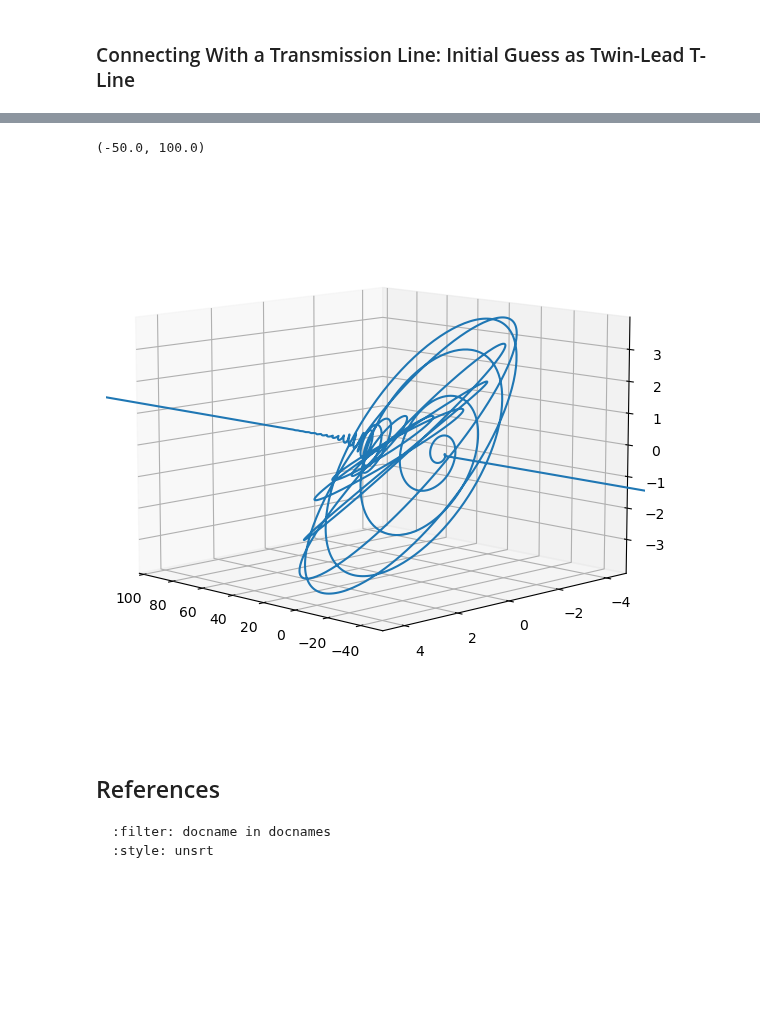
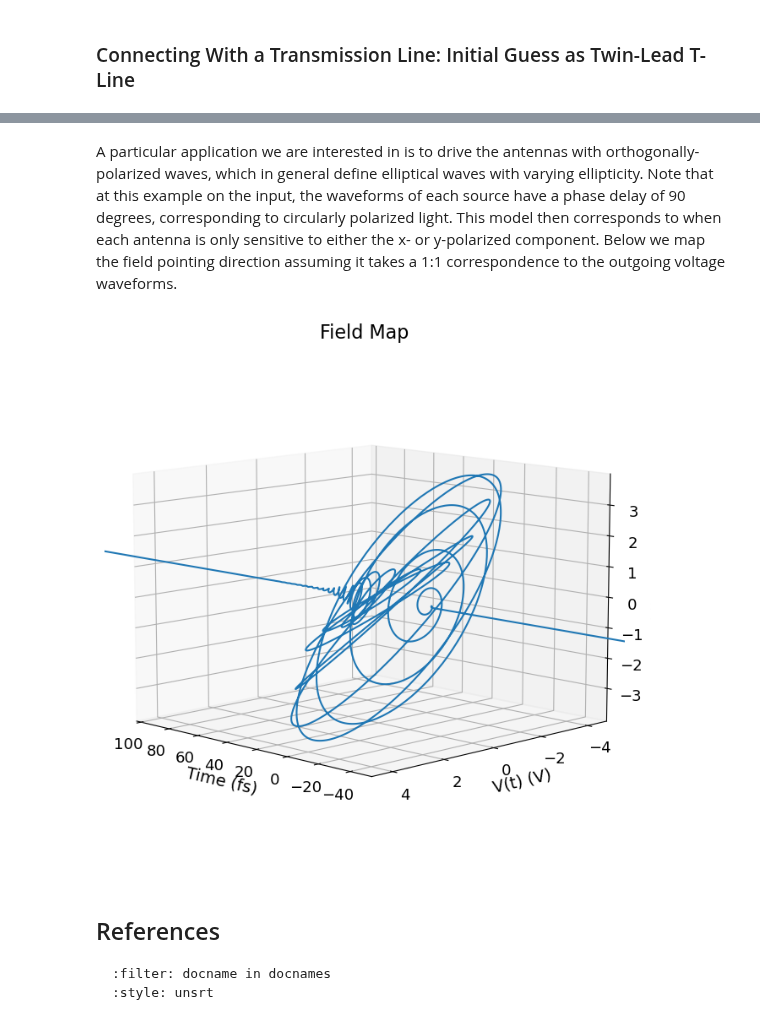
Before and after one commit to dkeathley/notes-to-self, a Jupyter notebook: _sources/NOTE-2022-11-27-coupled-oscillators/ipynb/note-resonances-in-coupled-nanoantennas.ipynb, the cells around one changed output, grey strips where cells are left out. Cells and saved outputs as stored; diff of their text form; code cells hidden in the pictures; blank space fills up the shorter version.

```diff
--- a/_sources/NOTE-2022-11-27-coupled-oscillators/ipynb/note-resonances-in-coupled-nanoantennas.ipynb
+++ b/_sources/NOTE-2022-11-27-coupled-oscillators/ipynb/note-resonances-in-coupled-nanoantennas.ipynb
@@ -346,15 +424,23 @@ ax1.set_xlim(-50, 100)
+# %% [markdown]
+A particular application we are interested in is to drive the antennas with orthogonally-polarized waves, which in general define elliptical waves with varying ellipticity.  Note that at this example on the input, the waveforms of each source have a phase delay of 90 degrees, corresponding to circularly polarized light.  This model then corresponds to when each antenna is only sensitive to either the x- or y-polarized component.  Below we map the field pointing direction assuming it takes a 1:1 correspondence to the outgoing voltage waveforms.
 # %%
 fig = plt.figure()
-fig.set_size_inches(10, 7)
+fig.set_size_inches(10, 8)
 
 ax = plt.axes(projection='3d')
 ax.view_init(10, 135)
 
 ax.plot3D(t, Vg1T, Vg2T)
 ax.set_xlim(-50, 100)
+
+ax.set_xlabel('Time (fs)', fontsize=14)
+ax.set_ylabel('V(t) (V)', fontsize=14)
+ax.set_zlabel('V(t) (V)', fontsize=14)
+
+plt.title('Field Map', fontsize=16)
+plt.tick_params(labelsize=13)
 # %% [output]
-(-50.0, 100.0)
-[figure, old version]
+[figure, new version]
 # %% [markdown]
 ## References
 
```
Also changed, not shown: parts of 12 cells of this notebook, 6 other files.
